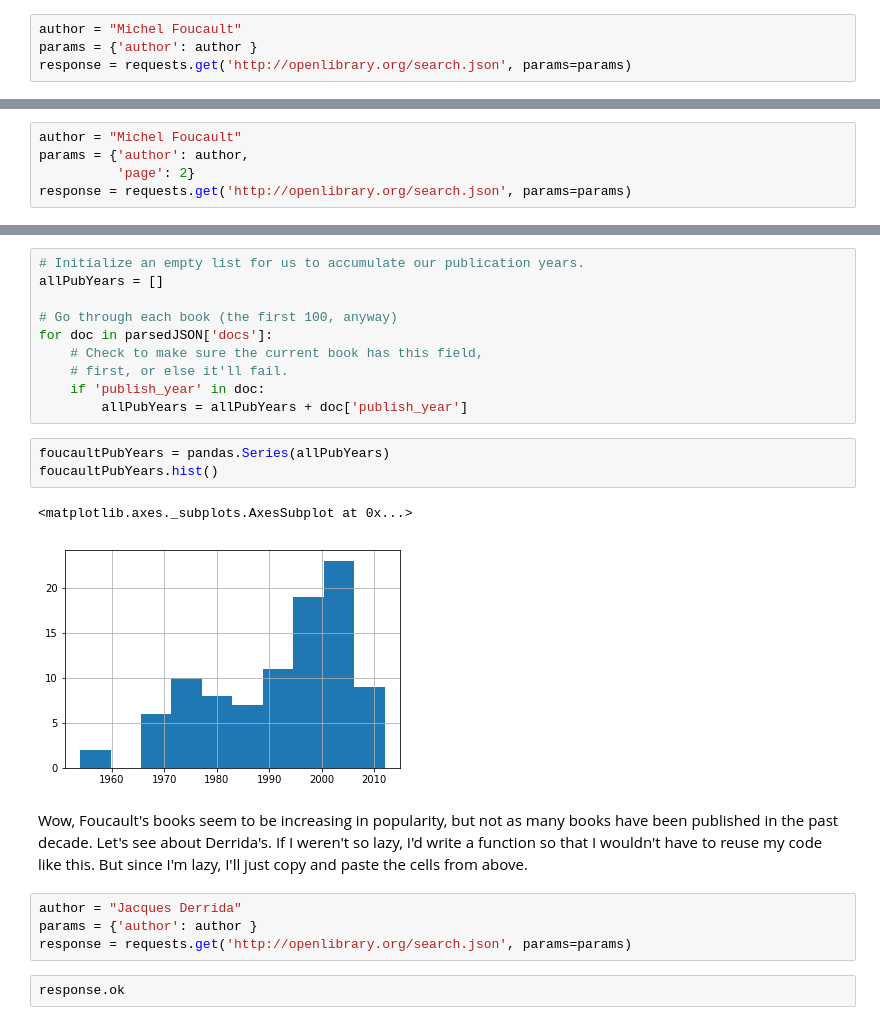
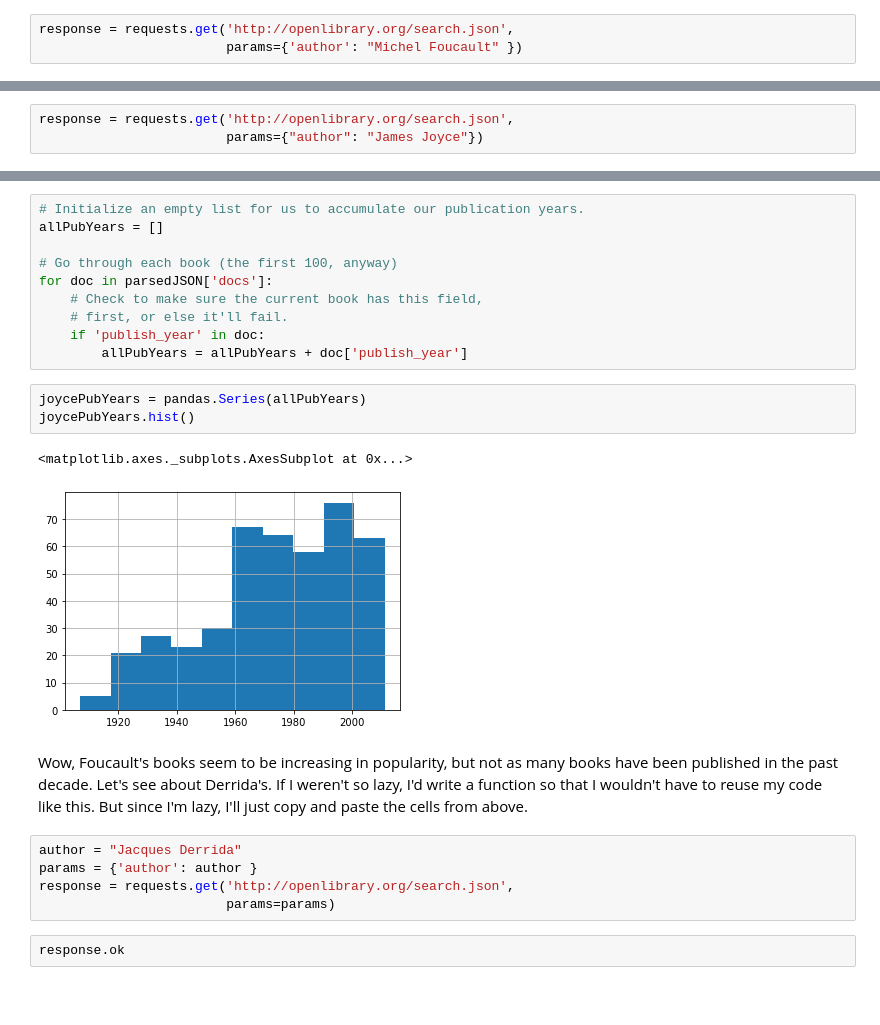
Before and after one commit to szweibel/DHSI-API-workshop, a Jupyter notebook: sections/visualization.ipynb, the cells around one changed output, grey strips where cells are left out. Saved outputs shown, nothing was run; the diff lists cells and outputs as text; blank space fills up the shorter version.

```diff
--- a/sections/visualization.ipynb
+++ b/sections/visualization.ipynb
@@ -20,6 +20,5 @@ import pandas
 # %% [markdown]
 Then add the parameters. We'll use a single author to start with, Michel Foucault:
 # %%
-author = "Michel Foucault"
-params = {'author': author }
-response = requests.get('http://openlibrary.org/search.json', params=params)
+response = requests.get('http://openlibrary.org/search.json',
+                        params={'author': "Michel Foucault" })
@@ -54,7 +80,5 @@ len(parsedJSON['docs'])
 # %% [markdown]
 Only 100 at a time. So maybe we can try a new request, but get the second page. This is a common pattern with APIs:
 # %%
-author = "Michel Foucault"
-params = {'author': author,
-          'page': 2}
-response = requests.get('http://openlibrary.org/search.json', params=params)
+response = requests.get('http://openlibrary.org/search.json',
+                        params={"author": "James Joyce"})
@@ -131,17 +169,18 @@ for doc in parsedJSON['docs']:
     if 'publish_year' in doc:
         allPubYears = allPubYears + doc['publish_year']
 # %%
-foucaultPubYears = pandas.Series(allPubYears)
-foucaultPubYears.hist()
+joycePubYears = pandas.Series(allPubYears)
+joycePubYears.hist()
 # %% [output]
 <matplotlib.axes._subplots.AxesSubplot at 0x...>
-[figure, old version]
+[figure, new version]
 # %% [markdown]
 Wow, Foucault's books seem to be increasing in popularity, but not as many books have been published in the past decade. Let's see about Derrida's. If I weren't so lazy, I'd write a function so that I wouldn't have to reuse my code like this. But since I'm lazy, I'll just copy and paste the cells from above.
 # %%
 author = "Jacques Derrida"
 params = {'author': author }
-response = requests.get('http://openlibrary.org/search.json', params=params)
+response = requests.get('http://openlibrary.org/search.json',
+                        params=params)
 # %%
 response.ok
 # %% [output]
```
Also changed, not shown: parts of 16 cells of this notebook, 3 other files.
